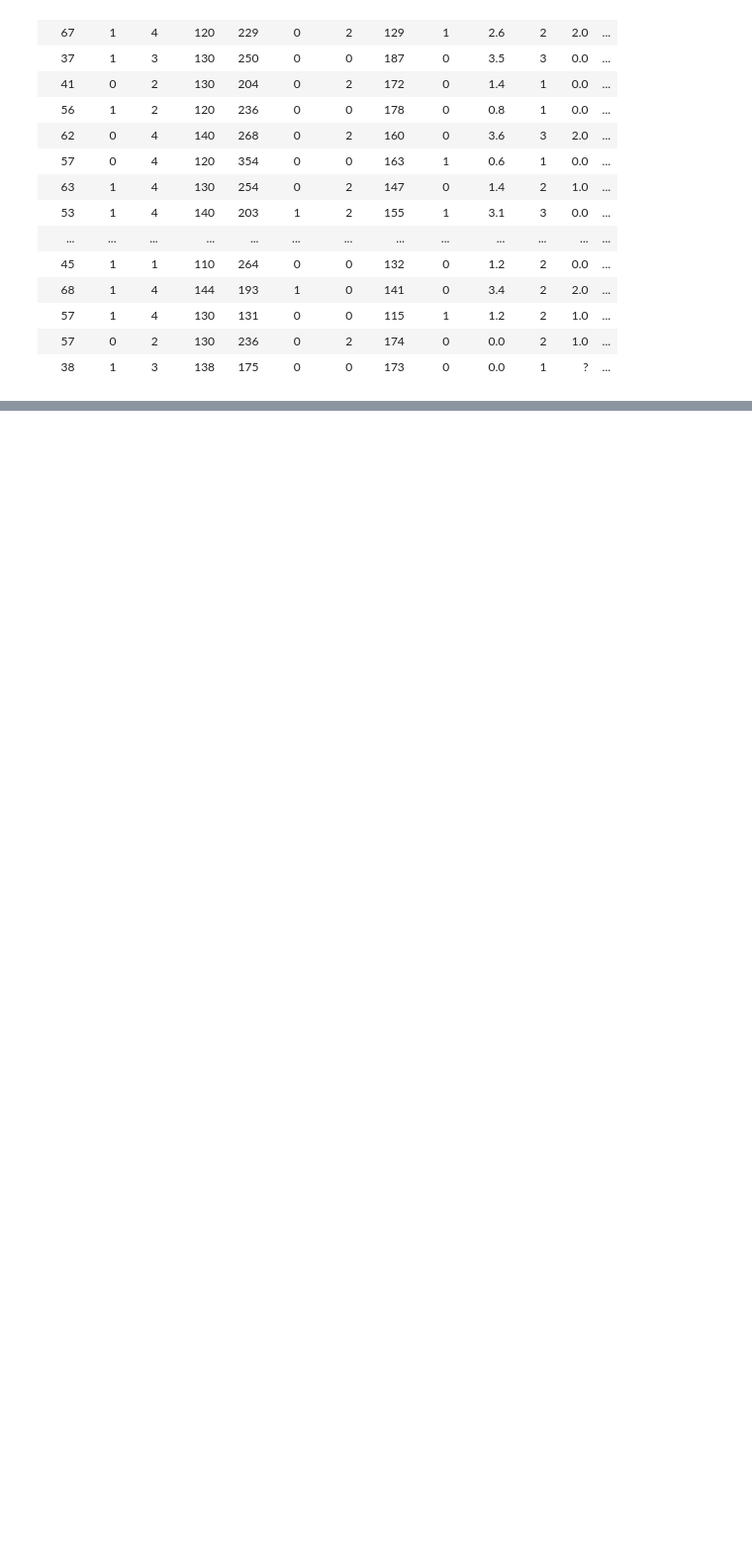
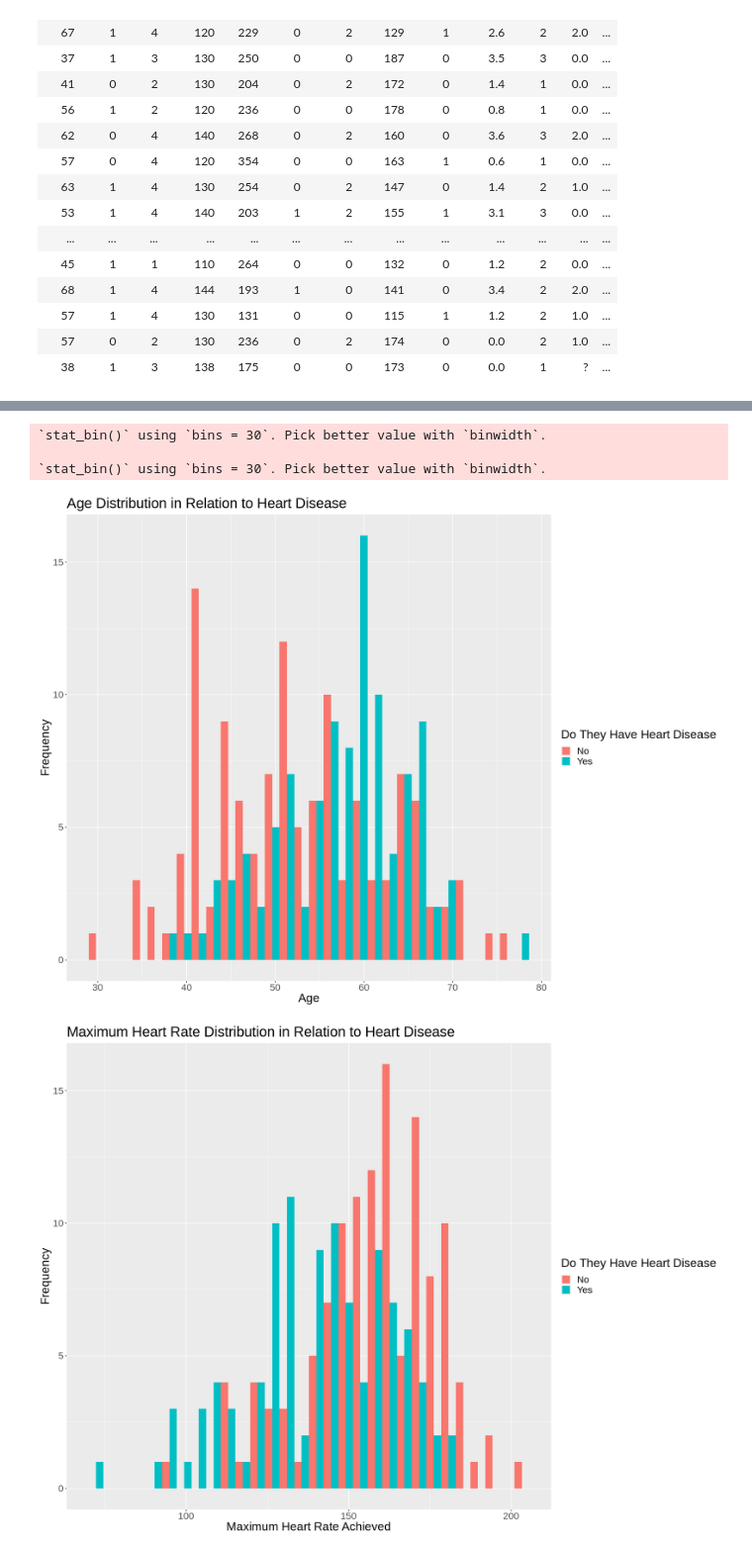
Before and after one commit to andyh031/dsci100-proj-group57, a Jupyter notebook: project.ipynb, the cells around one changed output, grey strips where cells are left out. Shown: that part at 99% size. Cells and saved outputs as stored; diff of their text form; code cells hidden in the pictures; blank space fills up the shorter version.

```diff
--- a/project.ipynb
+++ b/project.ipynb
@@ -129,0 +116,42 @@ A tibble: 2 × 5
+# %%
+## Visualize the data with at least one plot relevant to the analysis you plan to do. Compare the distribution
+## of each of the predictor variables you plan to use
+
+age_hist <- heart_training |>
+    ggplot(aes(x = age, fill = status)) +
+    geom_histogram(size = 2.5, position = "dodge") +
+    xlab("Age") +
+    ylab("Frequency") +
+    labs(fill = "Do They Have Heart Disease") +
+    ggtitle("Age Distribution in Relation to Heart Disease") +
+    scale_fill_discrete(labels = c("No", "Yes")) +
+    theme(text = element_text(size = 20))
+age_hist
+
+max_heart_rate_plot <- heart_training |>
+    ggplot(aes(x = max_heart_rate, fill = status)) +
+    geom_histogram(size = 2.5, position = "dodge") +
+    labs(x = "Maximum Heart Rate Achieved", y = "Frequency") +
+    labs(fill = "Do They Have Heart Disease") +
+    ggtitle("Maximum Heart Rate Distribution in Relation to Heart Disease") +
+    scale_fill_discrete(labels = c("No", "Yes")) +
+    theme(text = element_text(size = 20))
+max_heart_rate_plot
+
+heart_scatter <- heart_training |>
+    ggplot(aes(x = age, y = max_heart_rate, color = status)) +
+    geom_point(size = 2.5) +
+    xlab("Age") +
+    ylab("Maximum Heart Rate Achieved") +
+    labs(color = "Do They Have Heart Disease") +
+    ggtitle("Age Versus Maximum Heart Rate Levels in Relation to Heart Disease") +
+    scale_color_manual(labels = c("No", "Yes"),
+                   values = c("blue", "red")) +
+    theme(text = element_text(size = 20))
+heart_scatter
+# %% [output]
+`stat_bin()` using `bins = 30`. Pick better value with `binwidth`.
+
+`stat_bin()` using `bins = 30`. Pick better value with `binwidth`.
+[figure, added]
+[figure, added]
```
Also changed, not shown: parts of 11 cells of this notebook.
